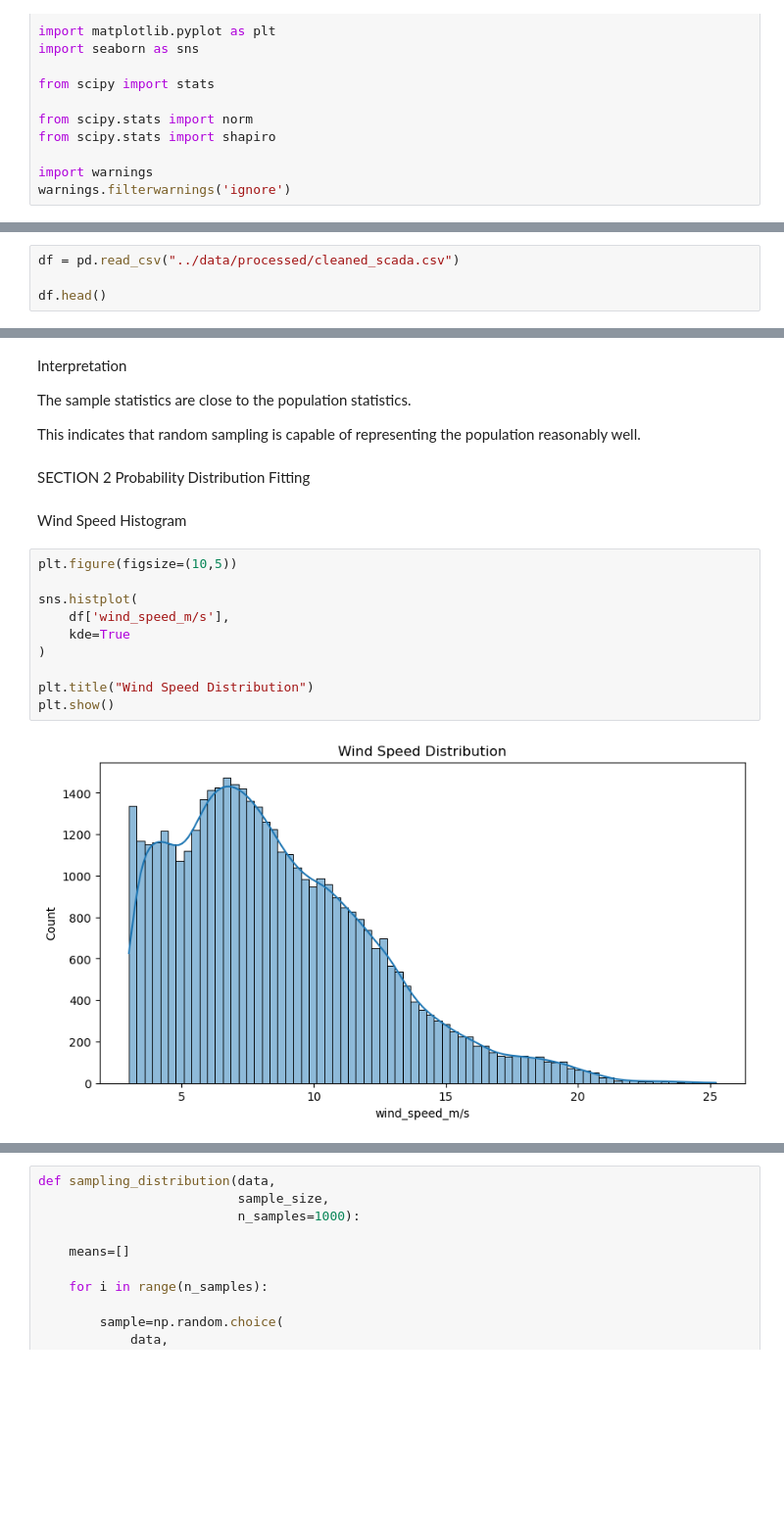
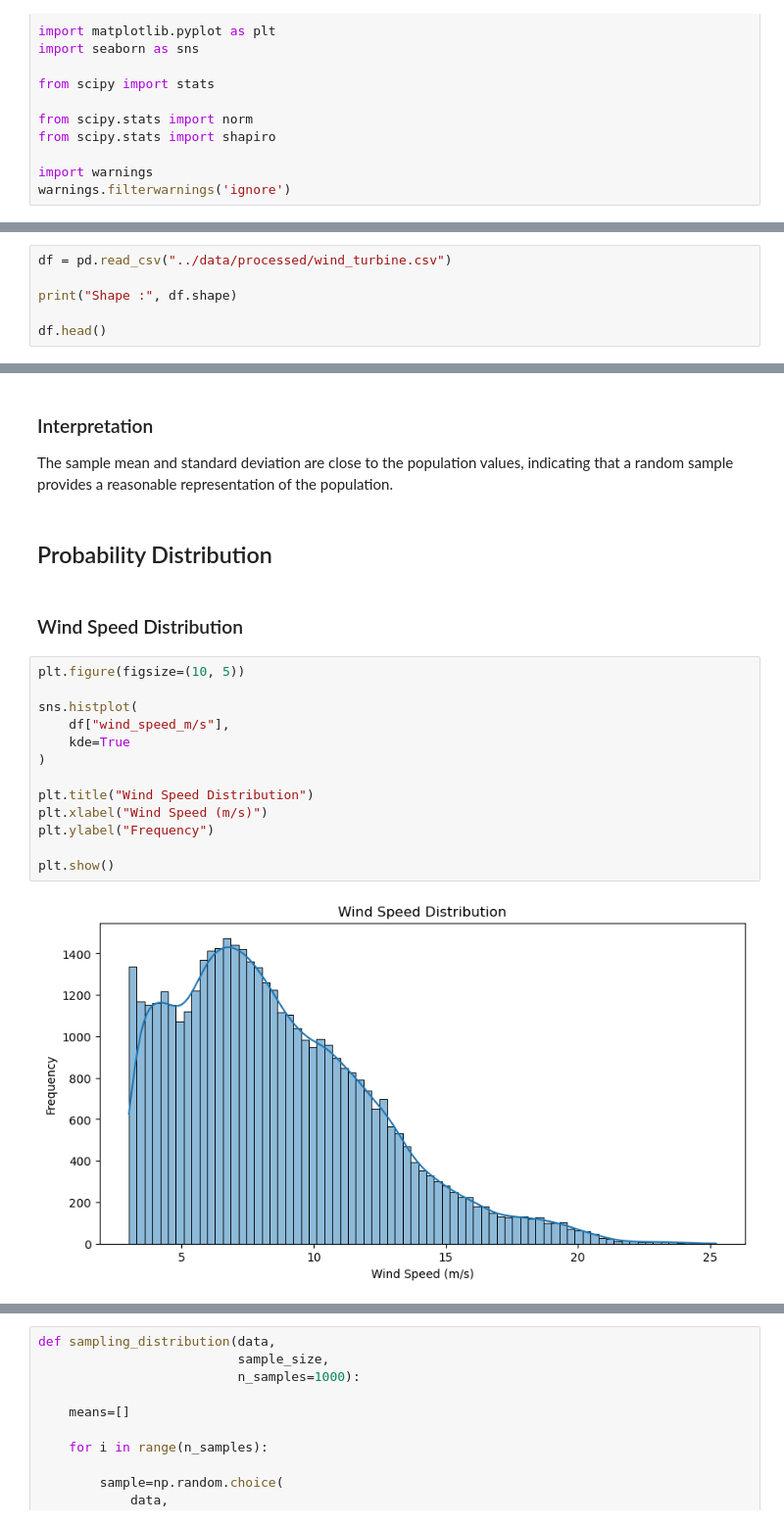
Before and after one commit to reemagupta714/wind-turbine-scada-performance-analysis, a Jupyter notebook: Wind_Turbine_SCADA_Project/notebooks/02_Probability_CLT.ipynb, the cells around one changed output, grey strips where cells are left out. Shown at 98% size. Cells and saved outputs as stored; diff of their text form; blank space fills up the shorter version.

```diff
--- a/Wind_Turbine_SCADA_Project/notebooks/02_Probability_CLT.ipynb
+++ b/Wind_Turbine_SCADA_Project/notebooks/02_Probability_CLT.ipynb
@@ -15,5 +31,7 @@ warnings.filterwarnings('ignore')
 # %%
-df = pd.read_csv("../data/processed/cleaned_scada.csv")
+df = pd.read_csv("../data/processed/wind_turbine.csv")
+
+print("Shape :", df.shape)
 
 df.head()
 # %% [output]
@@ -86,23 +124,23 @@ comparison
 # %% [markdown]
-Interpretation
+### Interpretation
 
-The sample statistics are close to the population statistics.
-
-This indicates that random sampling is capable of representing the population reasonably well.
+The sample mean and standard deviation are close to the population values, indicating that a random sample provides a reasonable representation of the population.
 # %% [markdown]
-SECTION 2
-Probability Distribution Fitting
+## Probability Distribution
 # %% [markdown]
-Wind Speed Histogram
+### Wind Speed Distribution
 # %%
-plt.figure(figsize=(10,5))
+plt.figure(figsize=(10, 5))
 
 sns.histplot(
-    df['wind_speed_m/s'],
+    df["wind_speed_m/s"],
     kde=True
 )
 
 plt.title("Wind Speed Distribution")
+plt.xlabel("Wind Speed (m/s)")
+plt.ylabel("Frequency")
+
 plt.show()
 # %% [output]
-[figure, old version]
+[figure, new version]
```
Also changed, not shown: parts of 38 cells of this notebook, 5 other files.
